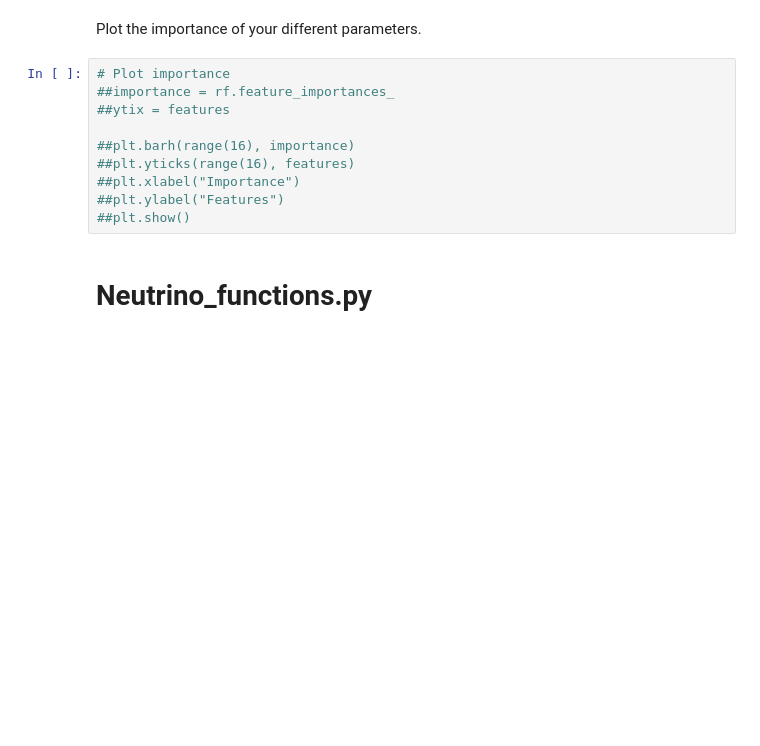
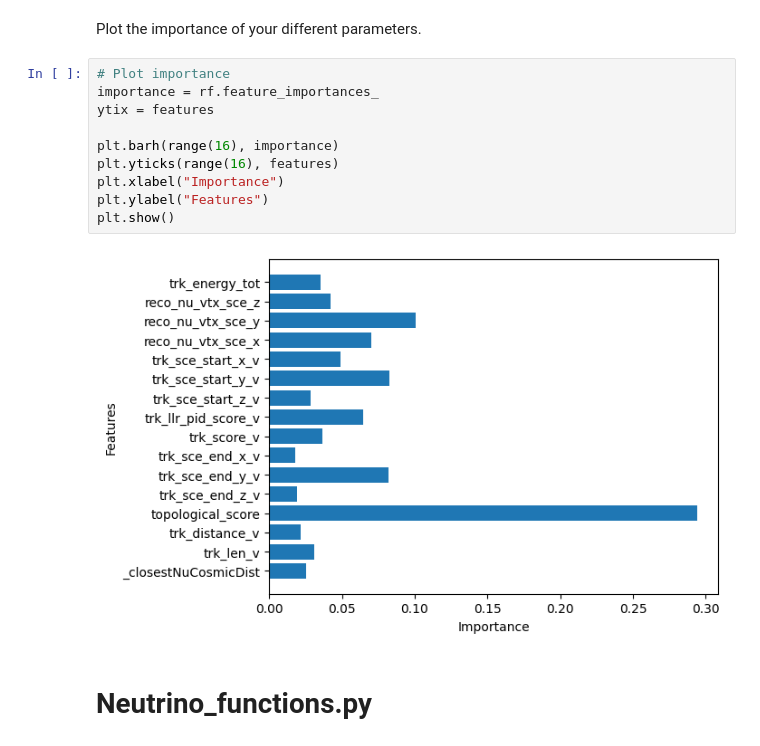
Before and after one commit to JungleMan796/MicroBooNE, a Jupyter notebook: MainAnalysis_template.ipynb, the cells around one changed output. Saved outputs shown, nothing was run; the diff lists cells and outputs as text; blank space fills up the shorter version.

```diff
--- a/MainAnalysis_template.ipynb
+++ b/MainAnalysis_template.ipynb
@@ -260,14 +286,16 @@ Produce a confusion matrix for your model to quantify its ability to predict you
 Plot the importance of your different parameters.
 # %%
 # Plot importance
-##importance = rf.feature_importances_
-##ytix = features
+importance = rf.feature_importances_
+ytix = features
 
-##plt.barh(range(16), importance)
-##plt.yticks(range(16), features)
-##plt.xlabel("Importance")
-##plt.ylabel("Features")
-##plt.show()
+plt.barh(range(16), importance)
+plt.yticks(range(16), features)
+plt.xlabel("Importance")
+plt.ylabel("Features")
+plt.show()
+# %% [output]
+[figure, added]
 # %% [markdown]
 # Neutrino_functions.py
 # %% [markdown]
```
Also changed, not shown: parts of 13 cells of this notebook.
